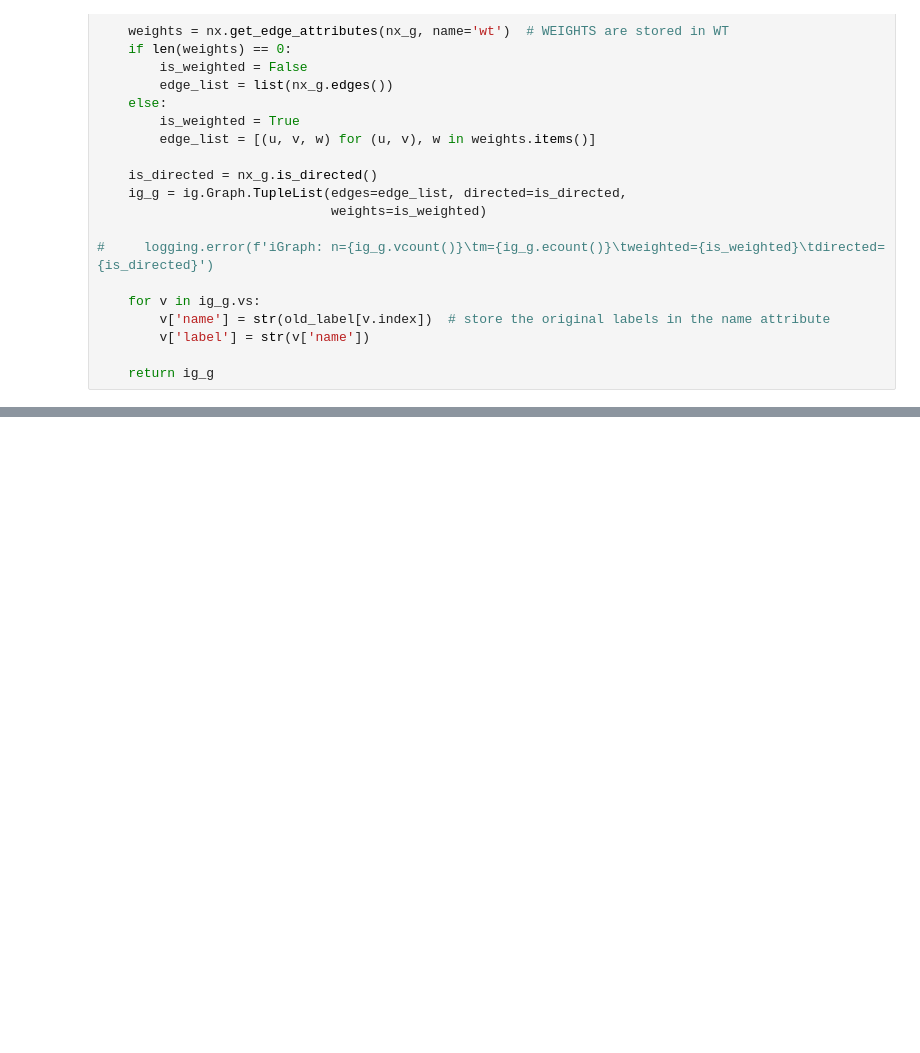
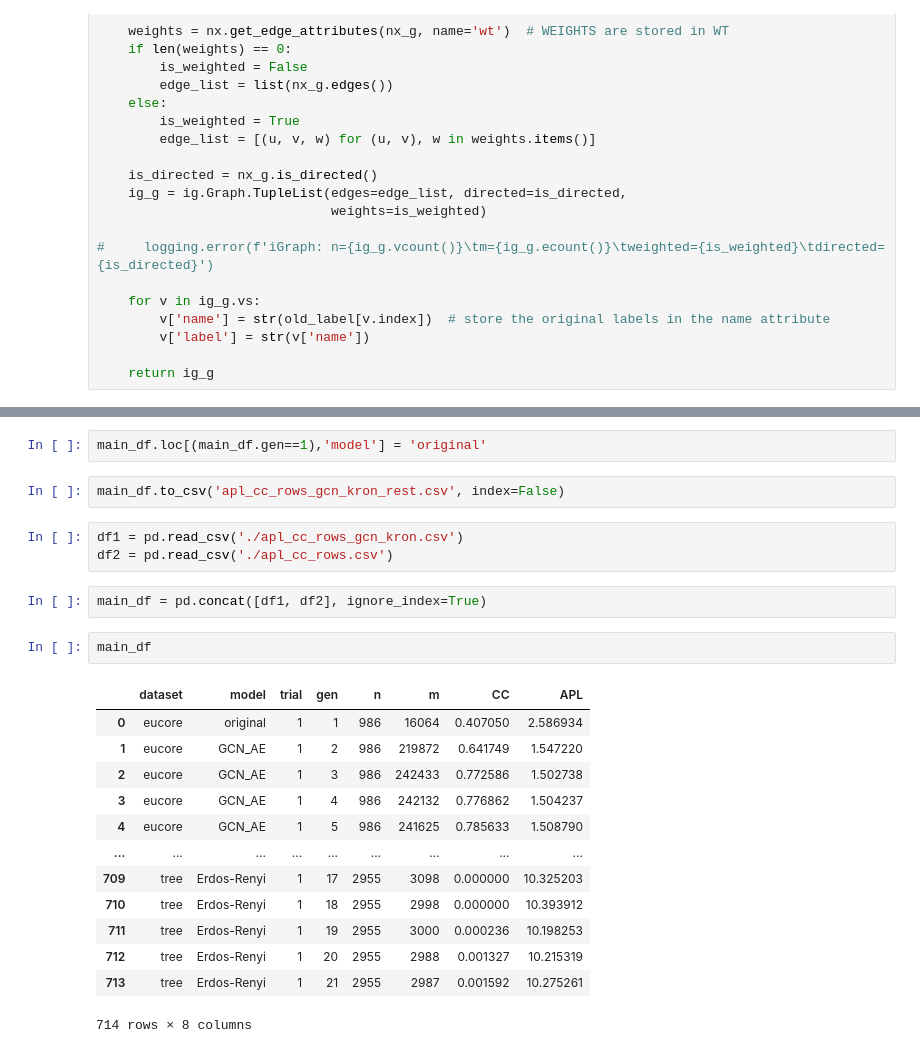
Before and after one commit to satyakisikdar/infinity-mirror, a Jupyter notebook: analysis/new-plots.ipynb, the cells around one changed output, grey strips where cells are left out. Cells and saved outputs as stored; diff of their text form; blank space fills up the shorter version.

```diff
--- a/analysis/new-plots.ipynb
+++ b/analysis/new-plots.ipynb
@@ -89,0 +80,25 @@ ig_g.average_path_length()
+# %%
+main_df.loc[(main_df.gen==1),'model'] = 'original'
+# %%
+main_df.to_csv('apl_cc_rows_gcn_kron_rest.csv', index=False)
+# %%
+df1 = pd.read_csv('./apl_cc_rows_gcn_kron.csv')
+df2 = pd.read_csv('./apl_cc_rows.csv')
+# %%
+main_df = pd.concat([df1, df2], ignore_index=True)
+# %%
+main_df
+# %% [output]
+|  | dataset | model | trial | gen | n | m | CC | APL |
+| 0 | eucore | original | 1 | 1 | 986 | 16064 | 0.407050 | 2.586934 |
+| 1 | eucore | GCN_AE | 1 | 2 | 986 | 219872 | 0.641749 | 1.547220 |
+| 2 | eucore | GCN_AE | 1 | 3 | 986 | 242433 | 0.772586 | 1.502738 |
+| 3 | eucore | GCN_AE | 1 | 4 | 986 | 242132 | 0.776862 | 1.504237 |
+| 4 | eucore | GCN_AE | 1 | 5 | 986 | 241625 | 0.785633 | 1.508790 |
+| ... | ... | ... | ... | ... | ... | ... | ... | ... |
+| 709 | tree | Erdos-Renyi | 1 | 17 | 2955 | 3098 | 0.000000 | 10.325203 |
+| 710 | tree | Erdos-Renyi | 1 | 18 | 2955 | 2998 | 0.000000 | 10.393912 |
+| 711 | tree | Erdos-Renyi | 1 | 19 | 2955 | 3000 | 0.000236 | 10.198253 |
+| 712 | tree | Erdos-Renyi | 1 | 20 | 2955 | 2988 | 0.001327 | 10.215319 |
+| 713 | tree | Erdos-Renyi | 1 | 21 | 2955 | 2987 | 0.001592 | 10.275261 |
+714 rows × 8 columns
```
Also changed, not shown: parts of 28 cells of this notebook.
